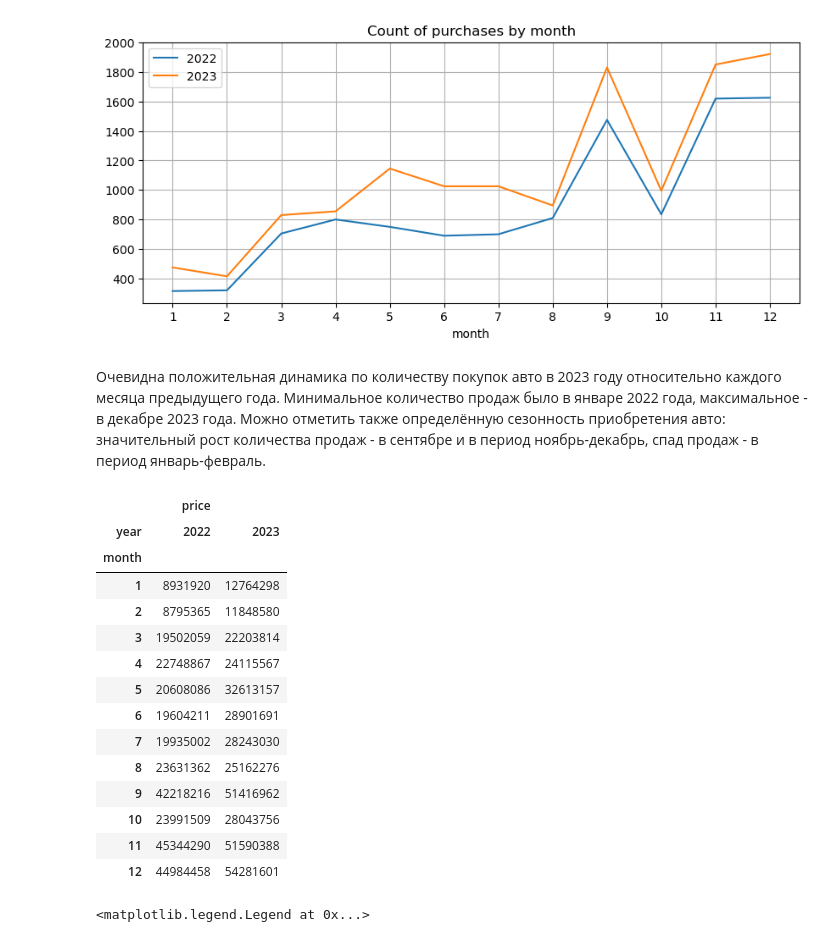
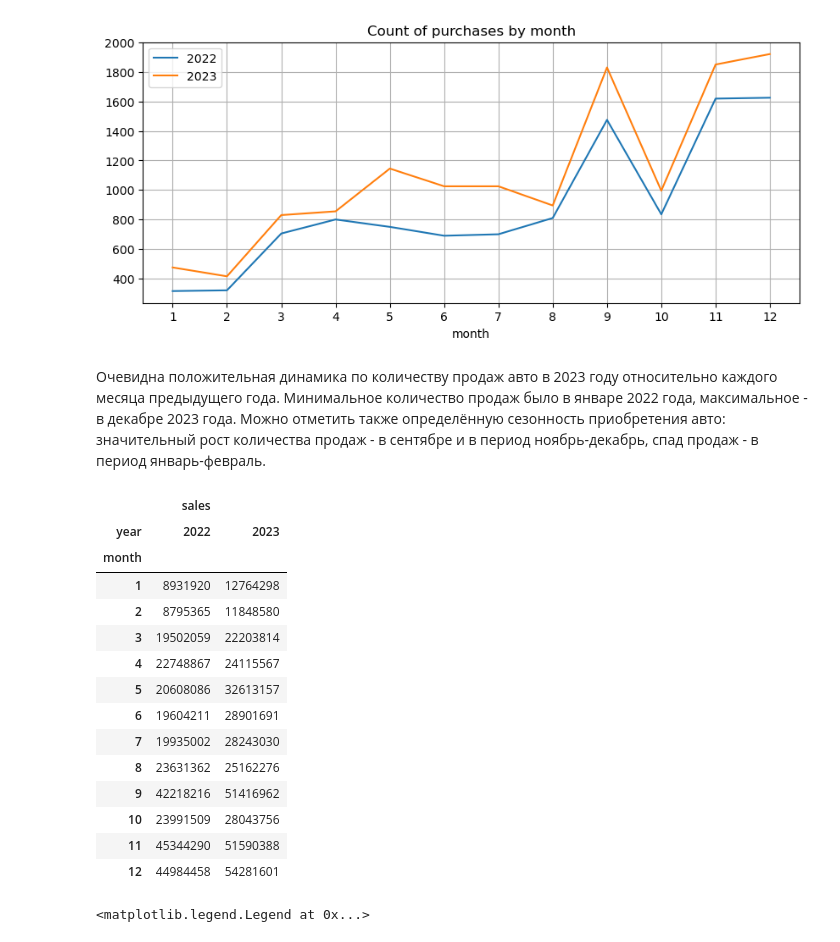
Before and after one commit to LeraBirulya/final_project, a Jupyter notebook: project_.ipynb, the cells around one changed output. Drawn from its saved outputs; the diff is of its cells as text; code cells hidden in the pictures.

```diff
--- a/project_.ipynb
+++ b/project_.ipynb
@@ -302,17 +302,17 @@ plt.legend(['2022', '2023'])
 <Figure size 640x480 with 0 Axes>
 [figure]
 # %% [markdown]
-Очевидна положительная динамика по количеству покупок авто в 2023 году относительно каждого месяца предыдущего года. Минимальное количество продаж было в январе 2022 года, максимальное - в декабре 2023 года.
+Очевидна положительная динамика по количеству продаж авто в 2023 году относительно каждого месяца предыдущего года. Минимальное количество продаж было в январе 2022 года, максимальное - в декабре 2023 года.
 Можно отметить также определённую сезонность приобретения авто: значительный рост количества продаж - в сентябре и в период ноябрь-декабрь, спад продаж - в период январь-февраль.
 # %%
 #создание сводной таблицы, содержащей информацию по продажам за каждый месяц
 df_pivot2 = df.pivot_table(index='month',
                columns='year',
                aggfunc={'price': 'sum'},
-               fill_value=0)
+               fill_value=0).rename(columns = {'price' : 'sales'})
 df_pivot2
 # %% [output]
-|  | price |  |
+|  | sales |  |
 | year | 2022 | 2023 |
 | month |  |  |
 | 1 | 8931920 | 12764298 |
```
Also changed, not shown: parts of 37 cells of this notebook, 3 other files.
